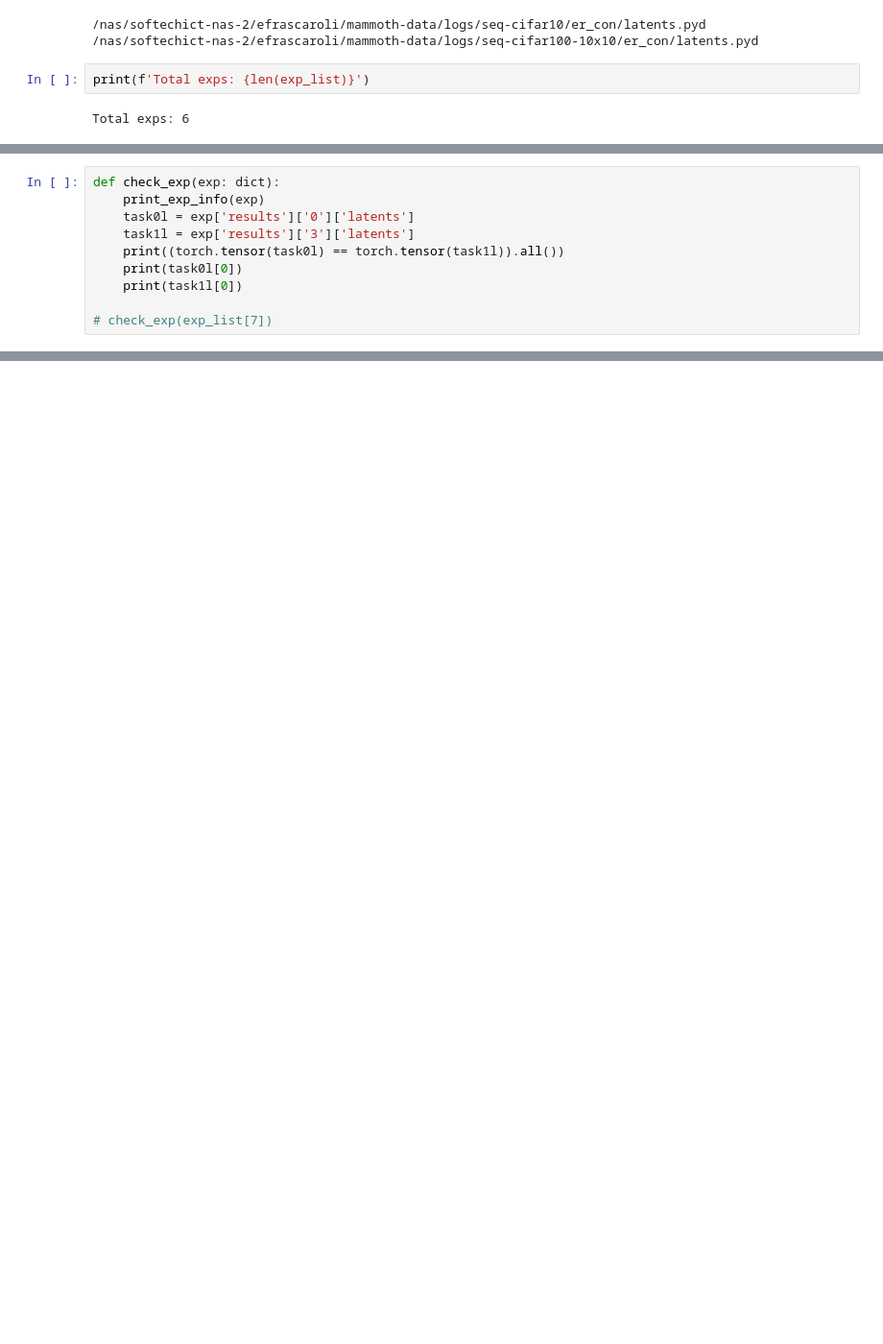
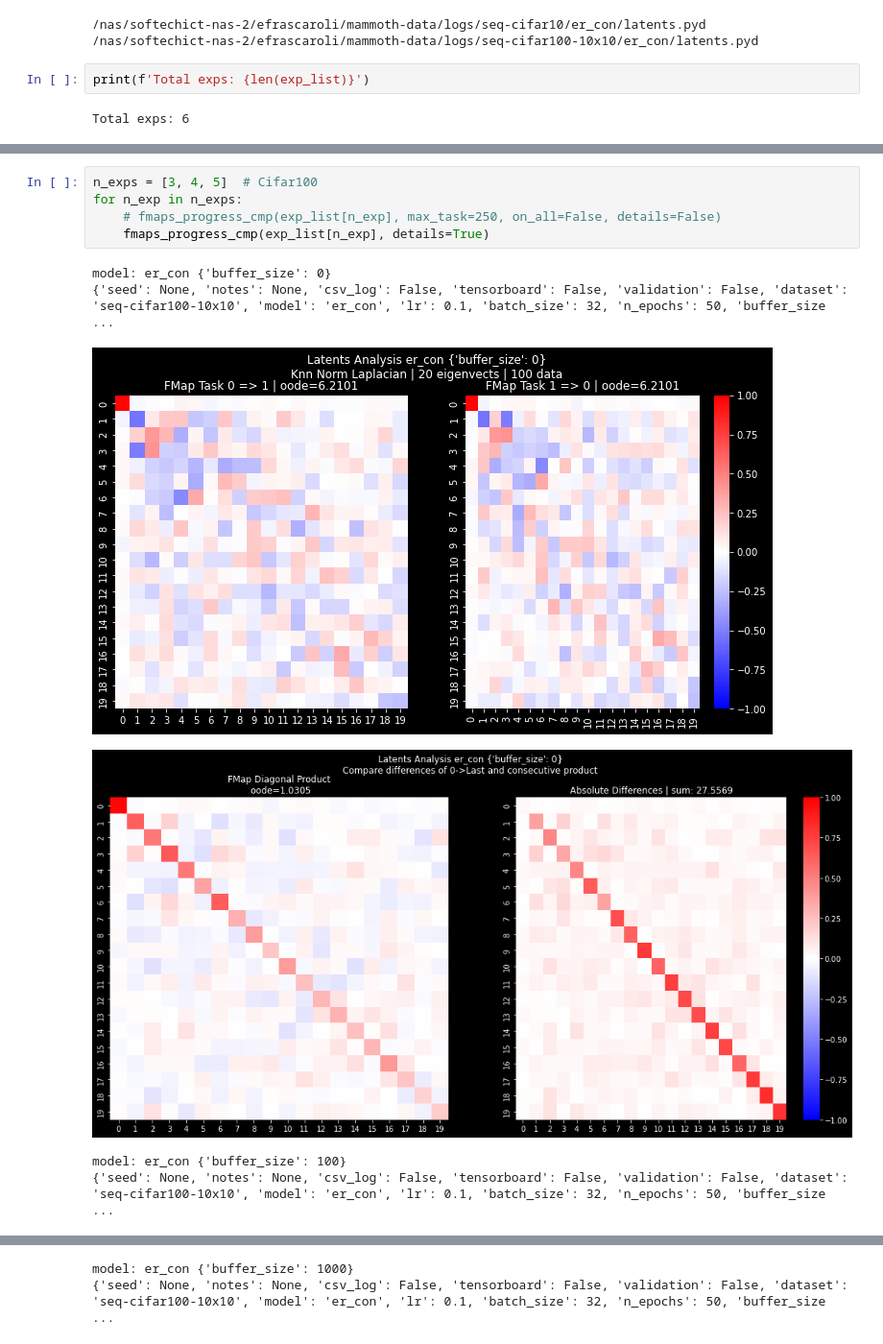
Before and after one commit to richiben93/mammoth, a Jupyter notebook: notebooks/spectral_analysis.ipynb, the cells around one changed output, grey strips where cells are left out. Shown at 96% size. Drawn from its saved outputs; the diff is of its cells as text; blank space fills up the shorter version.

```diff
--- a/notebooks/spectral_analysis.ipynb
+++ b/notebooks/spectral_analysis.ipynb
@@ -250,10 +256,12 @@ model: er_con {'buffer_size': 1000}
-# %%
-def check_exp(exp: dict):
-    print_exp_info(exp)
-    task0l = exp['results']['0']['latents']
-    task1l = exp['results']['3']['latents']
-    print((torch.tensor(task0l) == torch.tensor(task1l)).all())
-    print(task0l[0])
-    print(task1l[0])
-
-# check_exp(exp_list[7])
+# %%
+n_exps = [3, 4, 5]  # Cifar100
+for n_exp in n_exps:
+    # fmaps_progress_cmp(exp_list[n_exp], max_task=250, on_all=False, details=False)
+    fmaps_progress_cmp(exp_list[n_exp], details=True)
+# %% [output]
+model: er_con {'buffer_size': 0}
+{'seed': None, 'notes': None, 'csv_log': False, 'tensorboard': False, 'validation': False, 'dataset': 'seq-cifar100-10x10', 'model': 'er_con', 'lr': 0.1, 'batch_size': 32, 'n_epochs': 50, 'buffer_size ...
+[figure, added]
+[figure, added]
+model: er_con {'buffer_size': 100}
+{'seed': None, 'notes': None, 'csv_log': False, 'tensorboard': False, 'validation': False, 'dataset': 'seq-cifar100-10x10', 'model': 'er_con', 'lr': 0.1, 'batch_size': 32, 'n_epochs': 50, 'buffer_size ...
@@ -259,0 +270,2 @@ def check_exp(exp: dict):
+model: er_con {'buffer_size': 1000}
+{'seed': None, 'notes': None, 'csv_log': False, 'tensorboard': False, 'validation': False, 'dataset': 'seq-cifar100-10x10', 'model': 'er_con', 'lr': 0.1, 'batch_size': 32, 'n_epochs': 50, 'buffer_size ...
```
Also changed, not shown: parts of 3 cells of this notebook, 6 other files.
